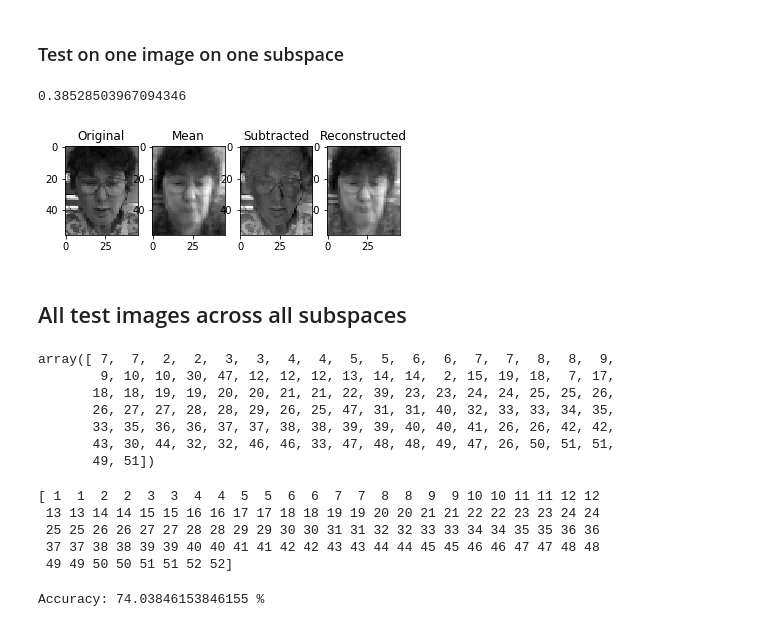
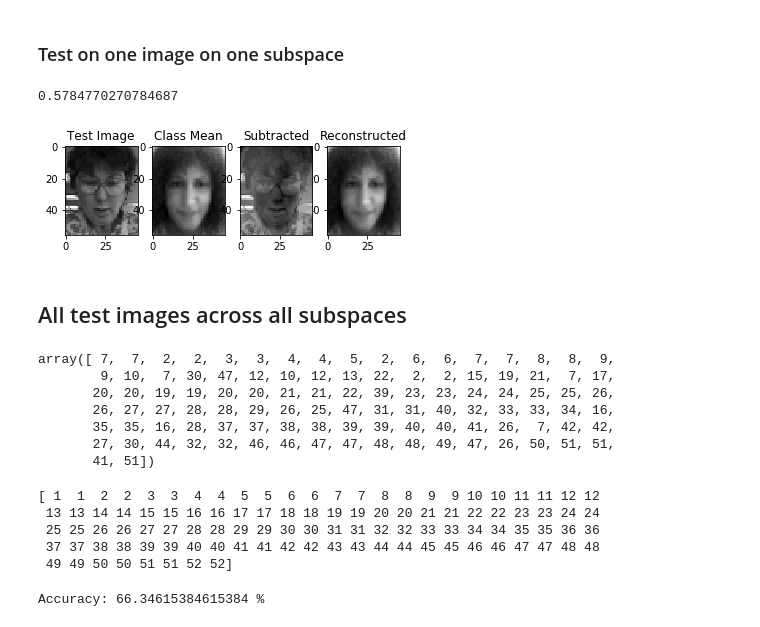
Before and after one commit to zl6114/pattern-recognition-18, a Jupyter notebook: Q1 Final.ipynb, the cells around one changed output. Saved outputs shown, nothing was run; the diff lists cells and outputs as text; code cells hidden in the pictures.

```diff
--- a/Q1 Final.ipynb
+++ b/Q1 Final.ipynb
@@ -78,6 +83,6 @@ hd_eig_vals, hd_eig_vecs = np.linalg.eig( S )
 hd_eig_pairs = [ ( np.abs( hd_eig_vals[ i ] ), hd_eig_vecs[ :, i ] ) for i in range( len( hd_eig_vals ) ) ]
 hd_eig_pairs.sort( key = lambda x: x[ 0 ], reverse = True )
 
-for i in range( 10 ):
-    print( hd_eig_pairs[ i ][ 0 ] )
+for i in range( 500 ):
+    print( i, hd_eig_pairs[ i ][ 0 ] )
 # %% [output]
@@ -112,7 +128,8 @@ for i in range( 10 ):
 
     img = np.reshape( eigen_vector, ( 46, 56 ) )
 
-    fig.add_subplot( 2, 5, i+1 )
+    a = fig.add_subplot( 2, 5, i+1 )
+    a.set_title( 'Eigenface {}'.format( i + 1 ) )
     plt.imshow( img.T, cmap = 'gist_gray' )
 
 plt.show()
@@ -282,6 +357,8 @@ ___
 from sklearn.preprocessing import normalize
 
 number_test_set = 2
+
+M = 2
 
 all_test_set         = []
 all_mean_faces       = []
@@ -318,8 +395,15 @@ for class_index in range( 1, 53 ):
     # Lets use all the eigenvectors since there are only 8 per class
     # Convert to higher dimension
     class_ld_eig_vecs_higher = []
+
+    """
     for vec in class_ld_eig_vecs:
         unnormalized_vector = np.dot( class_a.T, vec )
+        norm = np.linalg.norm( unnormalized_vector )
+    """
+
+    for i in range( M ):
+        unnormalized_vector = np.dot( class_a.T, class_ld_eig_vecs[ i ])
         norm = np.linalg.norm( unnormalized_vector )
 
         class_ld_eig_vecs_higher.append( unnormalized_vector )
@@ -364,37 +448,37 @@ def reconstruction_error( test_face, class_mean_face, class_subspace ):
 # %%
 # test_face = face_data.T[ 0 ].reshape( 2576, 1 )
 test_face = all_test_set[ 0 ].reshape( 2576, 1 )
-test_mean_face = all_mean_faces[ 0 ].reshape( 2576, 1 )
-test_subspace = all_higher_subspaces[ 0 ]
+test_mean_face = all_mean_faces[ 3 ].reshape( 2576, 1 )
+test_subspace = all_higher_subspaces[ 3 ]
 
 error, reconstruction = reconstruction_error( test_face, test_mean_face, test_subspace )
 
 print( error )
 
 test_img = np.reshape( reconstruction,(46,56))
 
 my_fig = plt.figure()
 
 ax1 = my_fig.add_subplot( 1, 4, 4)
 ax1.set_title( 'Reconstructed' )
 plt.imshow( test_img.T, cmap = 'gist_gray')
 
 ax2 = my_fig.add_subplot( 1, 4, 1 )
-ax2.set_title( 'Original' )
+ax2.set_title( 'Test Image' )
 plt.imshow( test_face.reshape( 46, 56 ).T, cmap = 'gist_gray' )
 
 ax3 = my_fig.add_subplot( 1, 4, 2 )
-ax3.set_title( 'Mean' )
+ax3.set_title( 'Class Mean' )
 plt.imshow( test_mean_face.reshape( 46, 56 ).T, cmap = 'gist_gray' )
 
 ax4 = my_fig.add_subplot( 1, 4, 3 )
 ax4.set_title( 'Subtracted' )
 plt.imshow( ( test_face - test_mean_face ).reshape( 46, 56 ).T, cmap = 'gist_gray' )
 
 plt.show()
 # %% [output]
-0.38528503967094346
+0.5784770270784687
-[figure, old version]
+[figure, new version]
 # %% [markdown]
 ## All test images across all subspaces
 # %%
@@ -434,13 +518,13 @@ all_class_guesses = np.asarray( all_class_guesses )
 
 all_class_guesses
 # %% [output]
-array([ 7,  7,  2,  2,  3,  3,  4,  4,  5,  5,  6,  6,  7,  7,  8,  8,  9,
-        9, 10, 10, 30, 47, 12, 12, 12, 13, 14, 14,  2, 15, 19, 18,  7, 17,
-       18, 18, 19, 19, 20, 20, 21, 21, 22, 39, 23, 23, 24, 24, 25, 25, 26,
-       26, 27, 27, 28, 28, 29, 26, 25, 47, 31, 31, 40, 32, 33, 33, 34, 35,
-       33, 35, 36, 36, 37, 37, 38, 38, 39, 39, 40, 40, 41, 26, 26, 42, 42,
-       43, 30, 44, 32, 32, 46, 46, 33, 47, 48, 48, 49, 47, 26, 50, 51, 51,
-       49, 51])
+array([ 7,  7,  2,  2,  3,  3,  4,  4,  5,  2,  6,  6,  7,  7,  8,  8,  9,
+        9, 10,  7, 30, 47, 12, 10, 12, 13, 22,  2,  2, 15, 19, 21,  7, 17,
+       20, 20, 19, 19, 20, 20, 21, 21, 22, 39, 23, 23, 24, 24, 25, 25, 26,
+       26, 27, 27, 28, 28, 29, 26, 25, 47, 31, 31, 40, 32, 33, 33, 34, 16,
+       35, 35, 16, 28, 37, 37, 38, 38, 39, 39, 40, 40, 41, 26,  7, 42, 42,
+       27, 30, 44, 32, 32, 46, 46, 47, 47, 48, 48, 49, 47, 26, 50, 51, 51,
+       41, 51])
 # %%
 correct_classes = np.asarray( [ f( i ) for i in range( 52 )  for f in ( lambda x: x+1, lambda x: x+1 ) ]  )
 
@@ -456,4 +540,4 @@ correct_predicted_classes = np.sum( correct_classes == all_class_guesses )
 
 print( "Accuracy: {} %".format( correct_predicted_classes / correct_classes.shape[ 0 ] * 100 ) )
 # %% [output]
-Accuracy: 74.03846153846155 %
+Accuracy: 66.34615384615384 %
```
Also changed, not shown: parts of 15 cells of this notebook, 6 other files.
